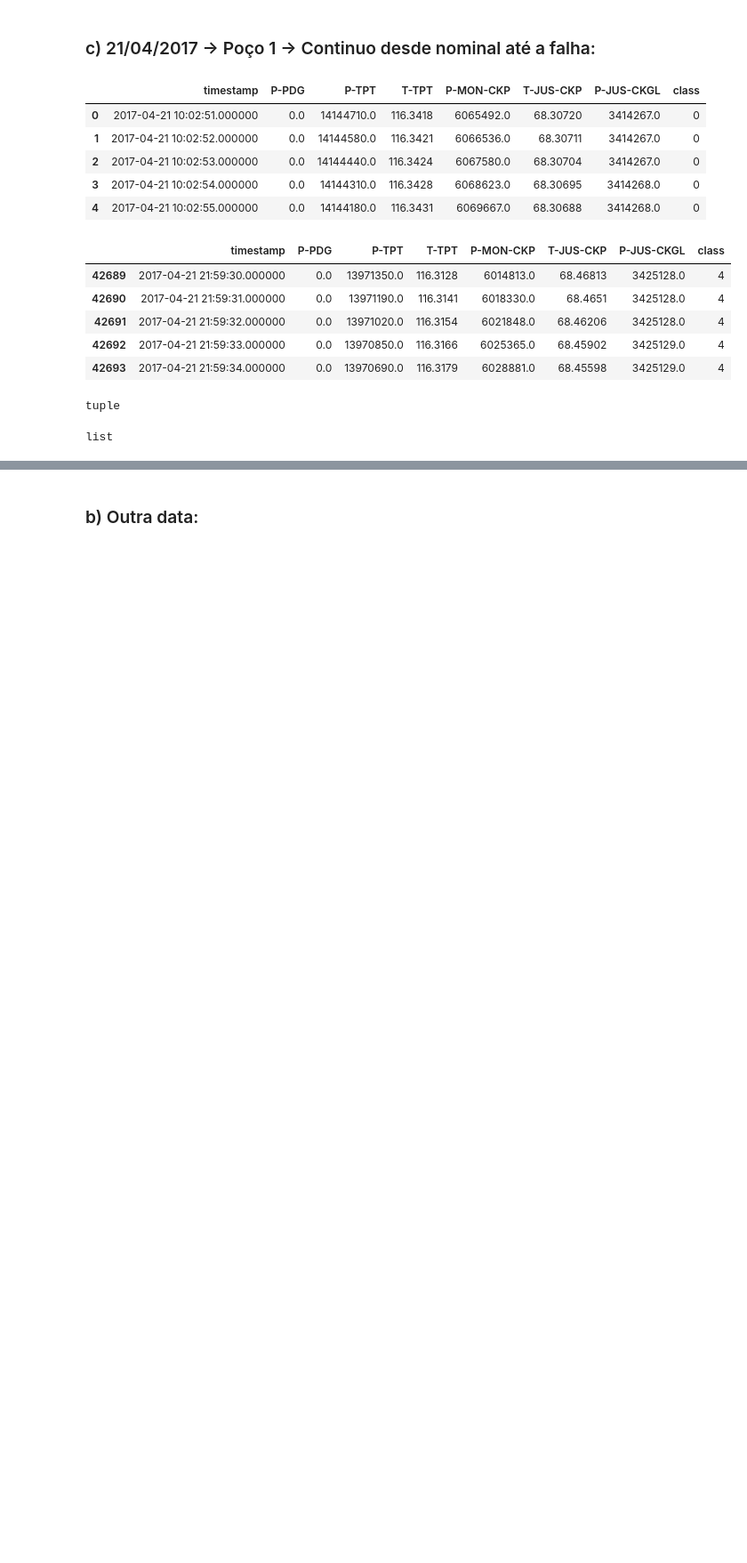
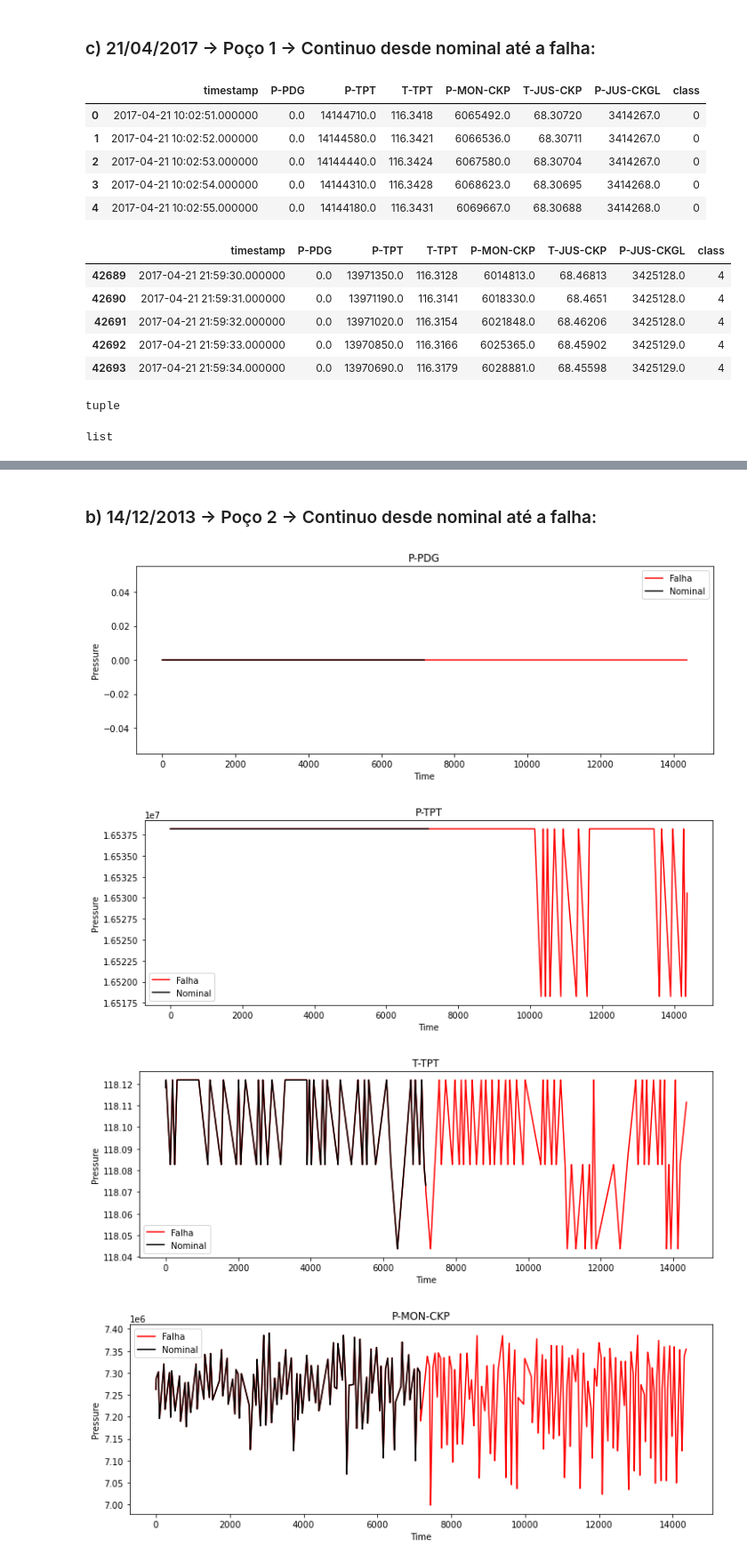
Before and after one commit to LuisSantoss/HIML, a Jupyter notebook: HIML_1.ipynb, the cells around one changed output, grey strips where cells are left out. Shown: that part at 89% size. Cells and saved outputs as stored; diff of their text form; code cells hidden in the pictures; blank space fills up the shorter version.

```diff
--- a/HIML_1.ipynb
+++ b/HIML_1.ipynb
@@ -20,7 +20,7 @@ data_nom.head()
 | 4 | 2017-04-21 10:02:55.000000 | 0.0 | 14144180.0 | 116.3431 | 6069667.0 | 68.30688 | 3414268.0 | 0 |
 # %%
 data_1 = pd.read_csv('3W/4/WELL-00001_20170421160000.csv')
-data = data.drop(columns=['T-JUS-CKGL','QGL'])
+data = data_1.drop(columns=['T-JUS-CKGL','QGL'])
 data.head()
 # %% [output]
 |  | timestamp | P-PDG | P-TPT | T-TPT | P-MON-CKP | T-JUS-CKP | P-JUS-CKGL | class |
@@ -147,5 +147,30 @@ for i in data.columns[1:]:
 [figure]
 [figure]
 [figure]
-# %% [markdown]
-### b) Outra data:
+# %% [markdown]
+### b) 14/12/2013 -> Poço 2 -> Continuo desde nominal até a falha:
+# %%
+# caso nominal
+data_nom_w2 = pd.read_csv('3W/0/WELL-00002_20131214200030.csv')
+data_nom_w2 = data_nom_w2.drop(columns=['T-JUS-CKGL','QGL'])
+# caso com falha
+data_fault_w2 = pd.read_csv('3W/4/WELL-00002_20131214220010.csv')
+data_fault_w2 = data_fault_w2.drop(columns=['T-JUS-CKGL','QGL'])
+
+
+data_f_w2 = np.vstack((data_nom_w2.values,data_fault_w2.values))
+dados_w2 = pd.DataFrame(data_f_w2, columns=data_nom.columns)
+# %%
+for i in data.columns[1:]:
+    plt.figure(figsize=(12,4))
+    plt.plot(dados_w2[i], 'r', label = 'Falha')
+    plt.plot(data_nom_w2[i], 'k', label = 'Nominal')
+    plt.legend()
+    plt.title(i)
+    plt.xlabel('Time')
+    plt.ylabel('Pressure')
+# %% [output]
+[figure, added]
+[figure, added]
+[figure, added]
+[figure, added]
```
Also changed, not shown: parts of 5 cells of this notebook.
